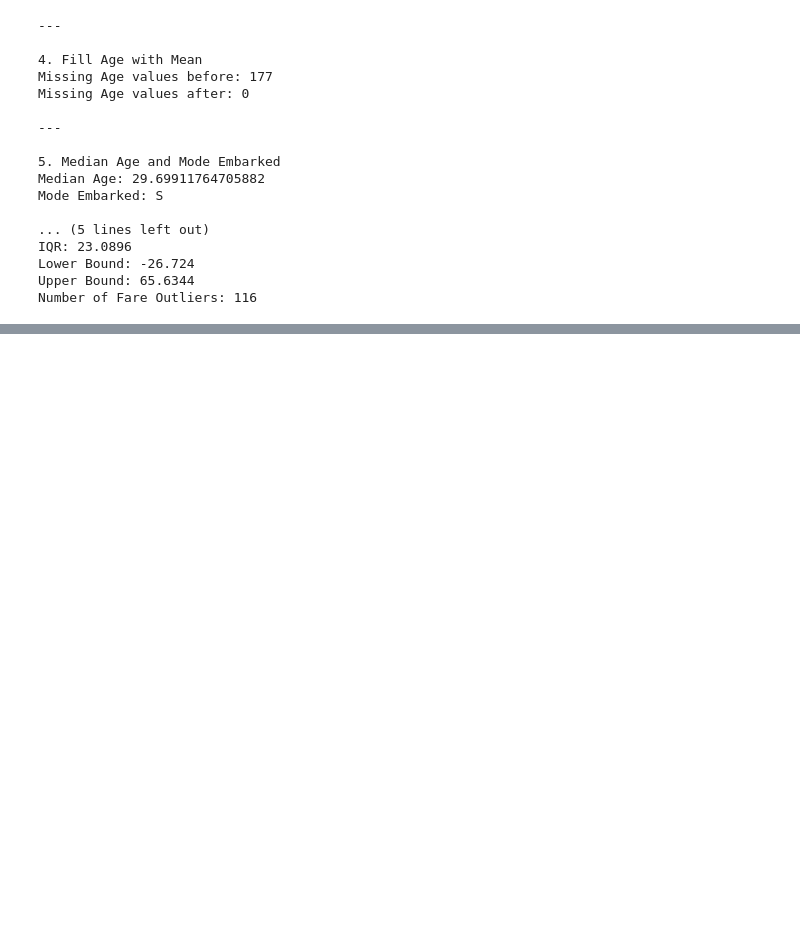
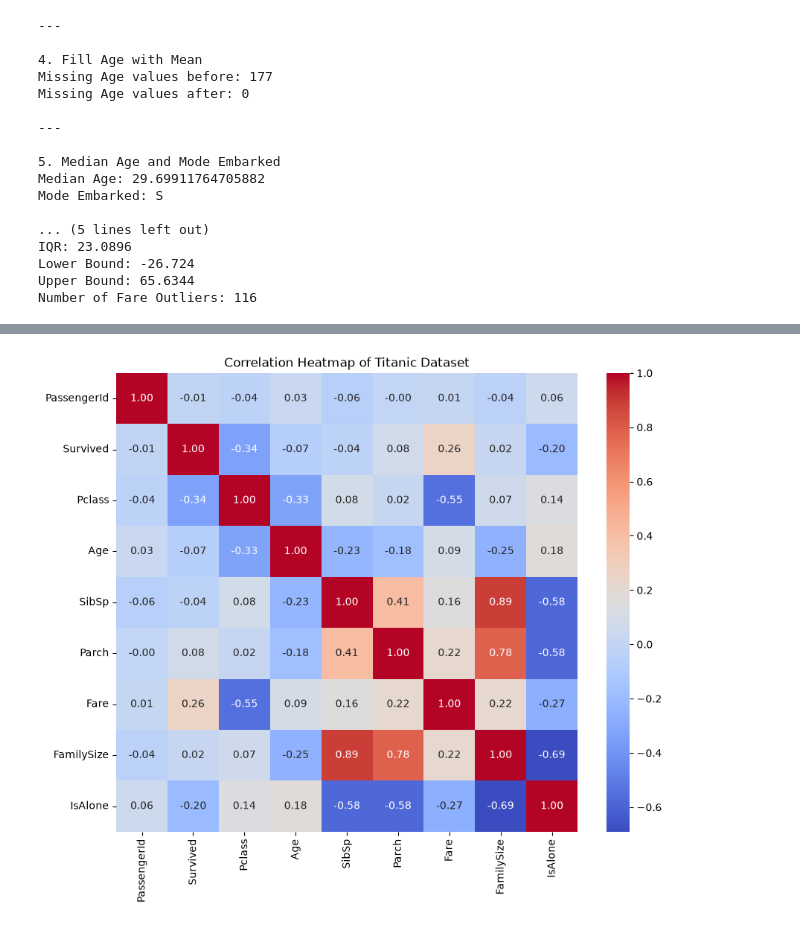
Before and after one commit to dasaniakanksha22-max/202618062_AKANKSHA_DASANI_DS605, a Jupyter notebook: 202618062_LAB02/lab02.ipynb, the cells around one changed output, grey strips where cells are left out. Drawn from its saved outputs; the diff is of its cells as text; code cells hidden in the pictures; blank space fills up the shorter version.

Commit message:
Completed Task 9 and finalized DS605 Lab 2

```diff
--- a/202618062_LAB02/lab02.ipynb
+++ b/202618062_LAB02/lab02.ipynb
@@ -756,0 +788,85 @@ print("Lowest combination (Sex, Pclass):", lowest_pos)
+# %%
+
+# Task 9
+
+import matplotlib.pyplot as plt
+import seaborn as sns
+import numpy as np
+
+
+# 1. Correlation Heatmap
+print("1. Correlation Heatmap")
+
+plt.figure(figsize=(10, 8))
+
+numeric_df = df.select_dtypes(include=np.number)
+
+sns.heatmap(numeric_df.corr(), annot=True, cmap="coolwarm", fmt=".2f")
+
+plt.title("Correlation Heatmap of Titanic Dataset")
+
+plt.show()
+
+print("\n---\n")
+
+
+# 2. Survival Rate by Sex
+
+print("2. Survival Rate by Sex")
+
+survival_by_sex = df.groupby("Sex")["Survived"].mean() * 100
+
+print(survival_by_sex)
+
+survival_by_sex.plot(kind="bar", figsize=(6, 4))
+
+plt.title("Survival Rate by Sex")
+plt.xlabel("Sex")
+plt.ylabel("Survival Percentage")
+
+plt.show()
+
+print("\n---\n")
+
+# 3. Age vs Fare Scatter Plot
+
+print("3. Age vs Fare Scatter Plot")
+
+plt.figure(figsize=(8, 5))
+
+sns.scatterplot(data=df, x="Age", y="Fare", hue="Survived")
+
+plt.title("Age vs Fare by Survival")
+
+plt.show()
+
+print("\n---\n")
+
+# 4. Observations
+
+
+print("4. Observations")
+
+observations = [
+    "Female passengers had a much higher survival rate than male passengers.",
+    "First-class passengers survived more frequently than second- and third-class passengers.",
+    "Fare shows a positive relationship with survival.",
+    "Traveling alone generally reduced survival chances.",
+    "The Age column had missing values that were filled using the mean.",
+    "Fare contains several outliers based on the IQR method.",
+    "FamilySize and IsAlone are useful engineered features for further analysis."
+]
+
+for i, obs in enumerate(observations, 1):
+    print(f"{i}. {obs}")
+
+print("\n---\n")
+
+# 5. Save Cleaned Dataset
+
+print("5. Saving Cleaned Dataset")
+
+df.to_csv("cleaned_titanic.csv", index=False)
+
+print("cleaned_titanic.csv has been saved successfully.")
+# %% [output]
@@ -756,0 +874 @@ print("Lowest combination (Sex, Pclass):", lowest_pos)
+[figure, added]
```
Also changed, not shown: parts of 2 cells of this notebook, 1 other file.
